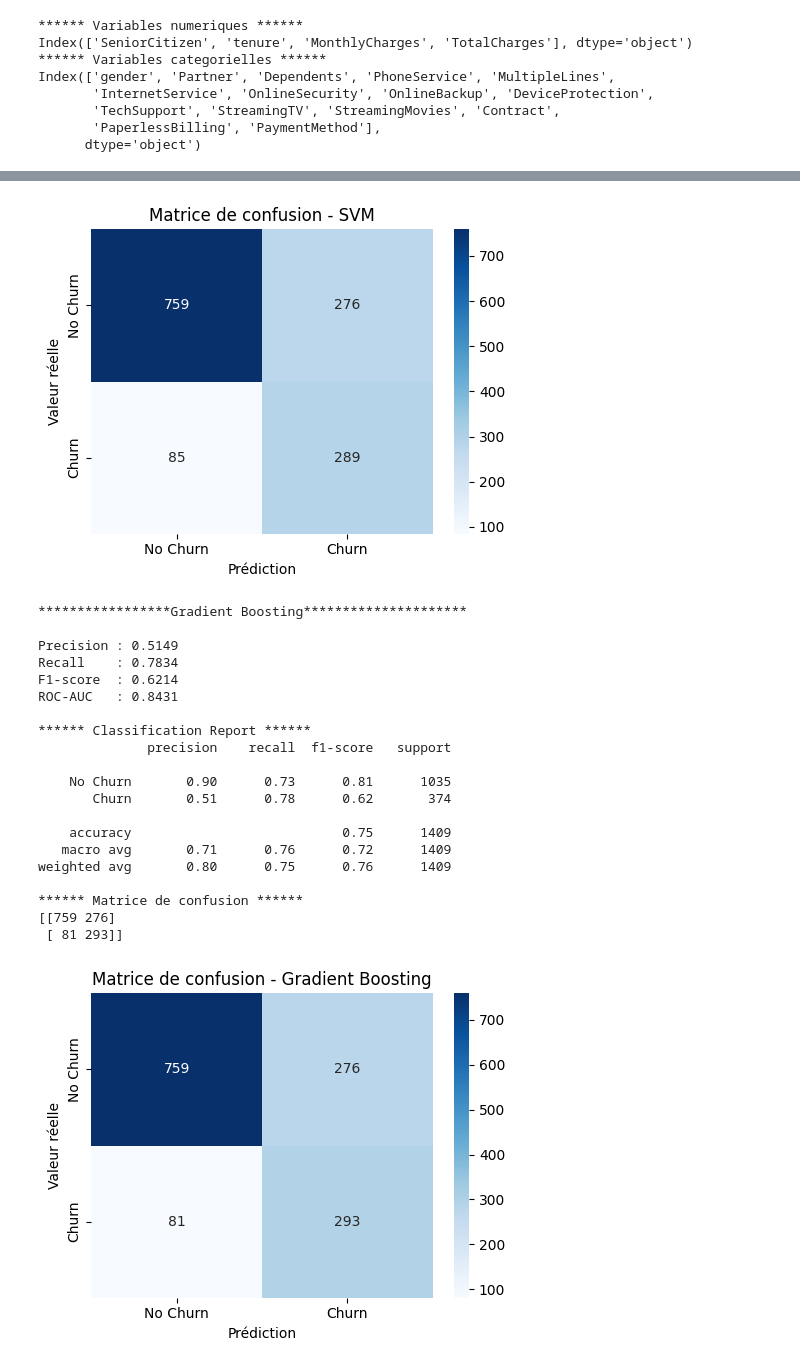
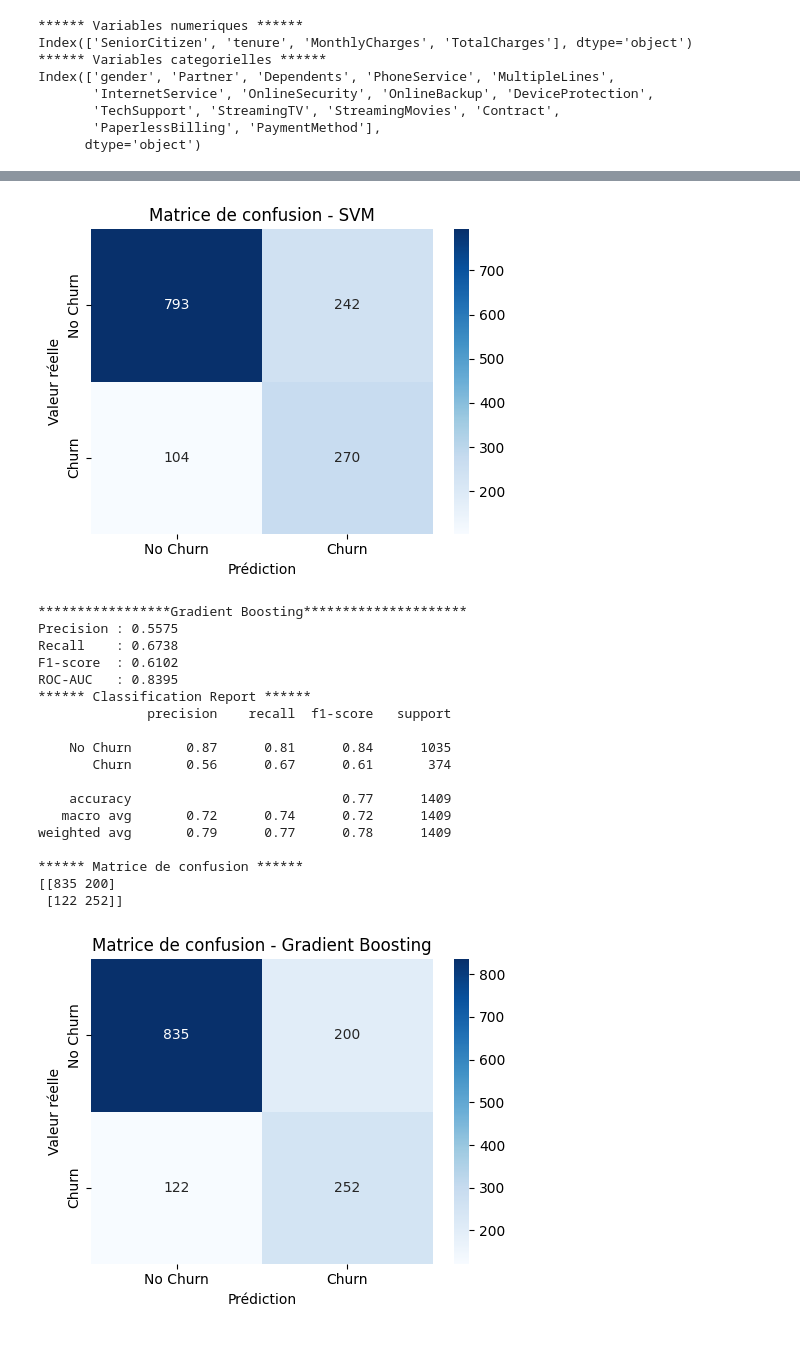
Before and after one commit to SaadiaAjbbar/ChurnClient, a Jupyter notebook: notebooks/Classification.ipynb, the cells around one changed output, grey strips where cells are left out. Drawn from its saved outputs; the diff is of its cells as text; code cells hidden in the pictures.

Commit message:
ajoute de smote et rentrainer les models

```diff
--- a/notebooks/Classification.ipynb
+++ b/notebooks/Classification.ipynb
@@ -227,7 +232,7 @@ models = {
     )
 }
 # %%
-#entrainement des models
+#entrainement des models+ smote
 
 results = []
 
@@ -243,6 +248,13 @@ for model_name, model in models.items():
                 preprocessor
             ),
             (
+                "smote",
+                SMOTE(
+                    random_state=42
+                )
+
+            ),
+            (
                 "model",
                 model
             )
@@ -250,25 +262,13 @@ for model_name, model in models.items():
     )
 
 
-    if model_name == "Gradient Boosting":
 
-        sample_weights = compute_sample_weight(
-            class_weight="balanced",
-            y=y_train
-        )
 
-        pipeline.fit(
-            X_train,
-            y_train,
-            model__sample_weight=sample_weights
-        )
 
-    else:
-
-        pipeline.fit(
-            X_train,
-            y_train
-        )
+    pipeline.fit(
+         X_train,
+         y_train
+    )
 
     # Predictions
     y_pred = pipeline.predict(X_test)
@@ -448,22 +440,20 @@ weighted avg       0.80      0.74      0.76      1409
-[figure, old version]
+[figure, new version]
 *****************Gradient Boosting*********************
-
-Precision : 0.5149
-Recall    : 0.7834
-F1-score  : 0.6214
-ROC-AUC   : 0.8431
-
+Precision : 0.5575
+Recall    : 0.6738
+F1-score  : 0.6102
+ROC-AUC   : 0.8395
 ****** Classification Report ******
               precision    recall  f1-score   support
 
-    No Churn       0.90      0.73      0.81      1035
-       Churn       0.51      0.78      0.62       374
+    No Churn       0.87      0.81      0.84      1035
+       Churn       0.56      0.67      0.61       374
 
-    accuracy                           0.75      1409
-   macro avg       0.71      0.76      0.72      1409
-weighted avg       0.80      0.75      0.76      1409
+    accuracy                           0.77      1409
+   macro avg       0.72      0.74      0.72      1409
+weighted avg       0.79      0.77      0.78      1409
 
 ****** Matrice de confusion ******
-[[759 276]
- [ 81 293]]
+[[835 200]
+ [122 252]]
-[figure, old version]
+[figure, new version]
```
Also changed, not shown: parts of 3 cells of this notebook, 2 other files.
